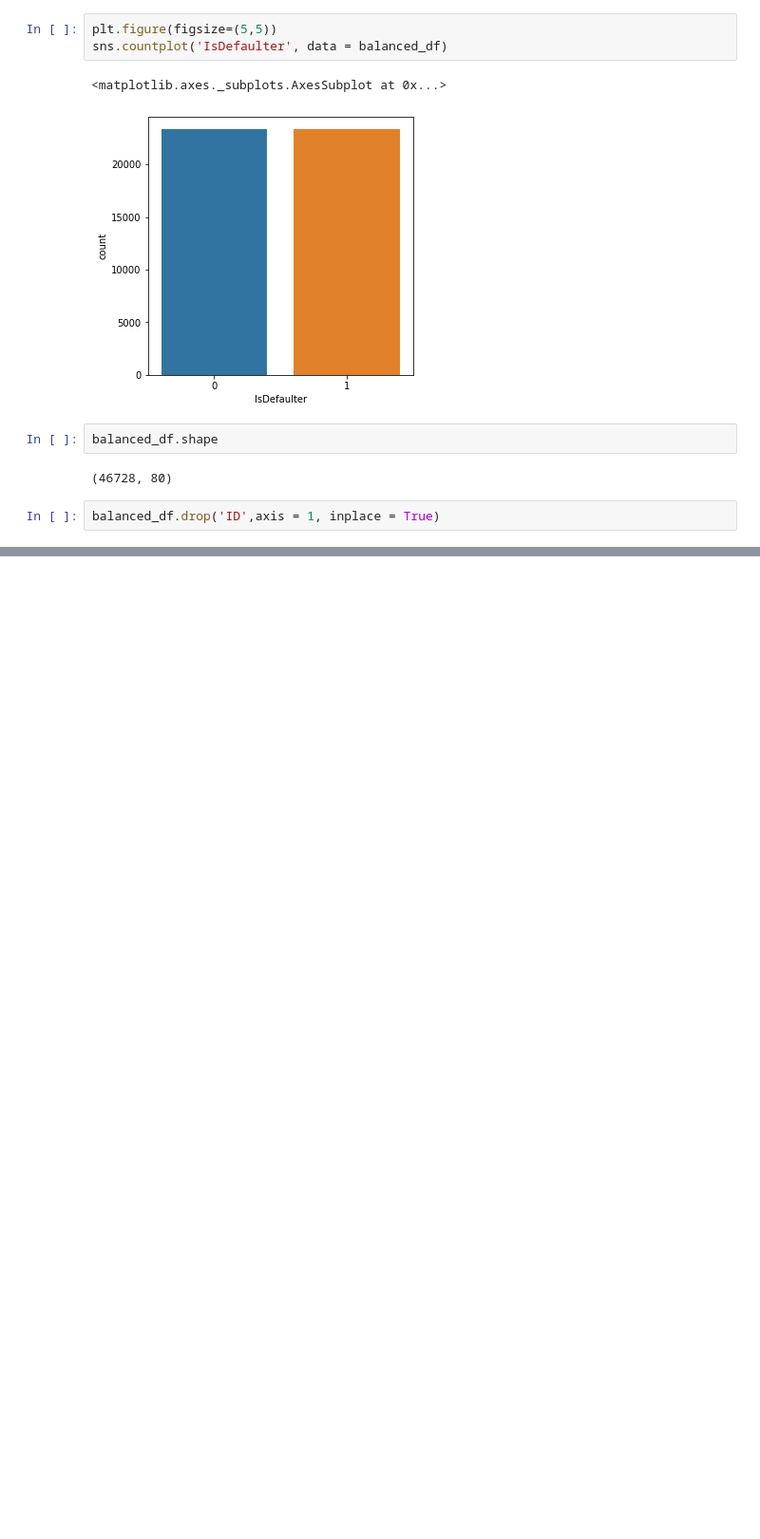
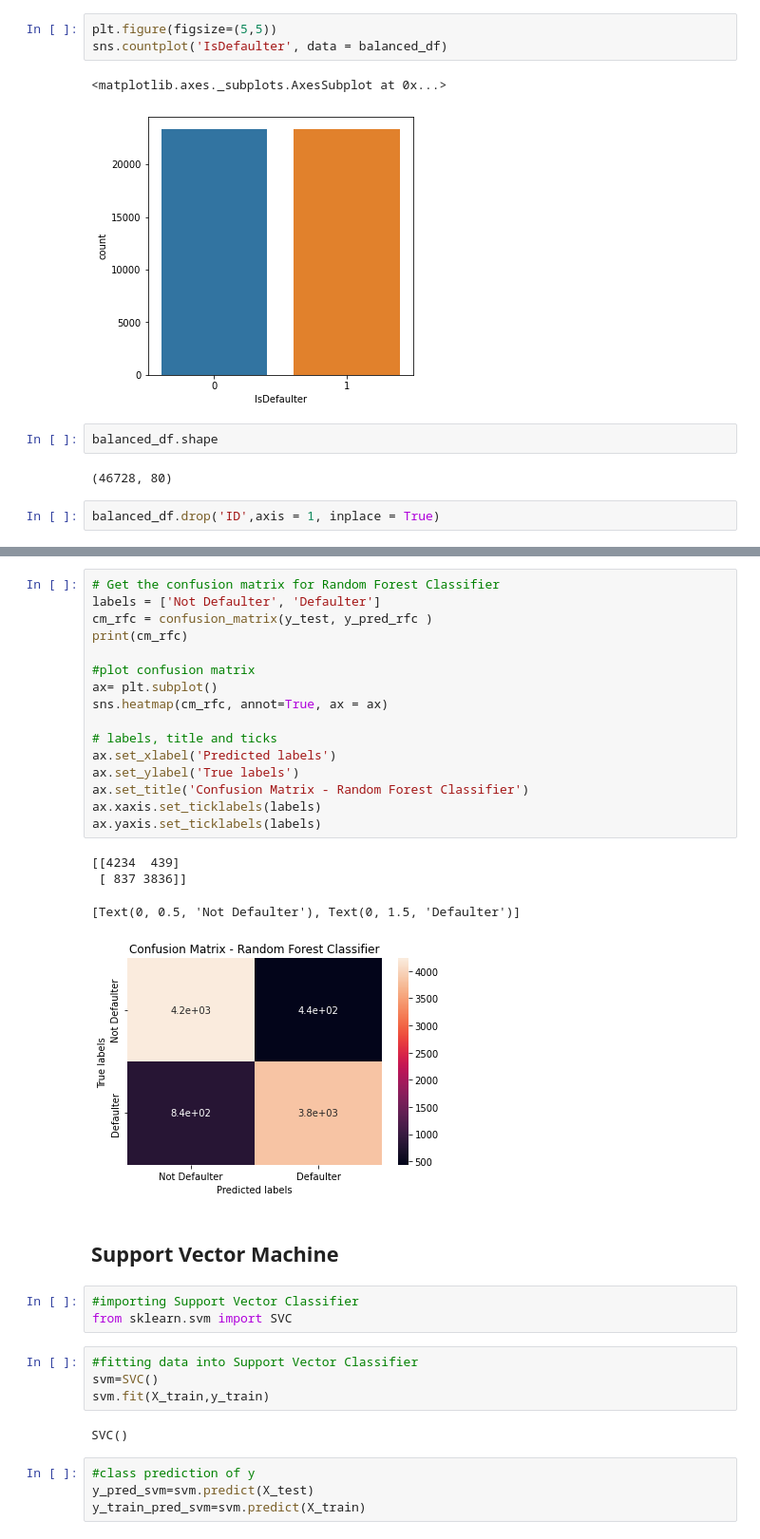
Before and after one commit to Amolrakhunde/Credit-Card-Default-Prediction, a Jupyter notebook: Credit_Card_Default_Prediction_Amol.ipynb, the cells around one changed output, grey strips where cells are left out. Shown at 95% size. Cells and saved outputs as stored; diff of their text form; blank space fills up the shorter version.

```diff
--- a/Credit_Card_Default_Prediction_Amol.ipynb
+++ b/Credit_Card_Default_Prediction_Amol.ipynb
@@ -408,0 +621,36 @@ balanced_df.drop('ID',axis = 1, inplace = True)
+# %%
+# Get the confusion matrix for Random Forest Classifier
+labels = ['Not Defaulter', 'Defaulter']
+cm_rfc = confusion_matrix(y_test, y_pred_rfc )
+print(cm_rfc)
+
+#plot confusion matrix
+ax= plt.subplot()
+sns.heatmap(cm_rfc, annot=True, ax = ax)
+
+# labels, title and ticks
+ax.set_xlabel('Predicted labels')
+ax.set_ylabel('True labels')
+ax.set_title('Confusion Matrix - Random Forest Classifier')
+ax.xaxis.set_ticklabels(labels)
+ax.yaxis.set_ticklabels(labels)
+# %% [output]
+[[4234  439]
+ [ 837 3836]]
+[Text(0, 0.5, 'Not Defaulter'), Text(0, 1.5, 'Defaulter')]
+[figure, added]
+# %% [markdown]
+## **Support Vector Machine**
+# %%
+#importing Support Vector Classifier
+from sklearn.svm import SVC
+# %%
+#fitting data into Support Vector Classifier
+svm=SVC()
+svm.fit(X_train,y_train)
+# %% [output]
+SVC()
+# %%
+#class prediction of y
+y_pred_svm=svm.predict(X_test)
+y_train_pred_svm=svm.predict(X_train)
```
Also changed, not shown: parts of 48 cells of this notebook.
